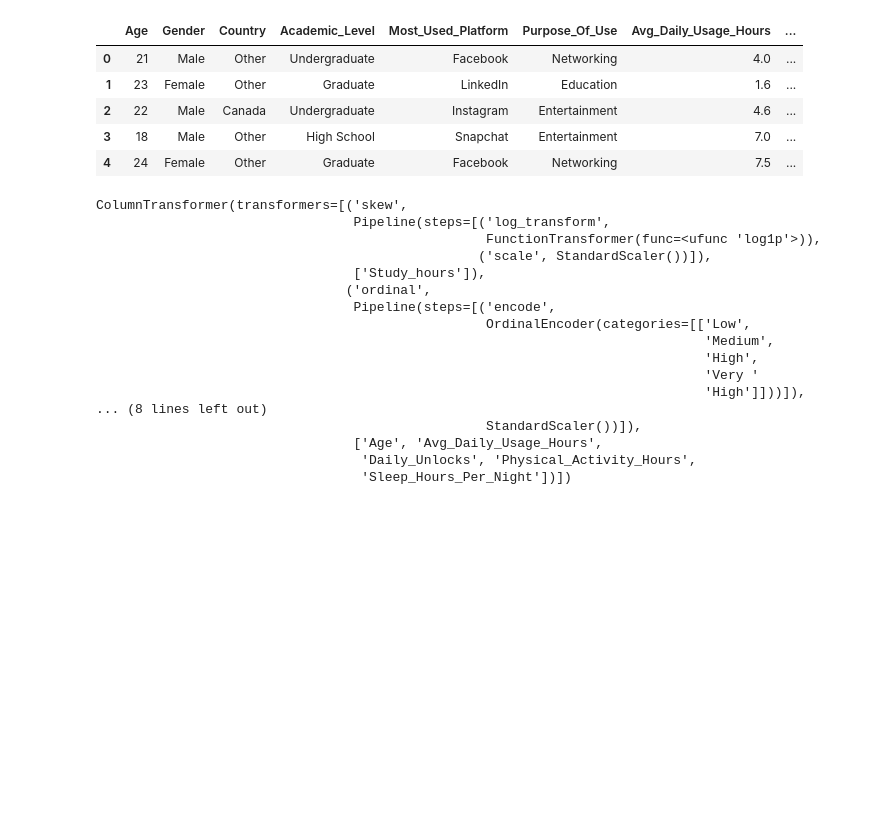
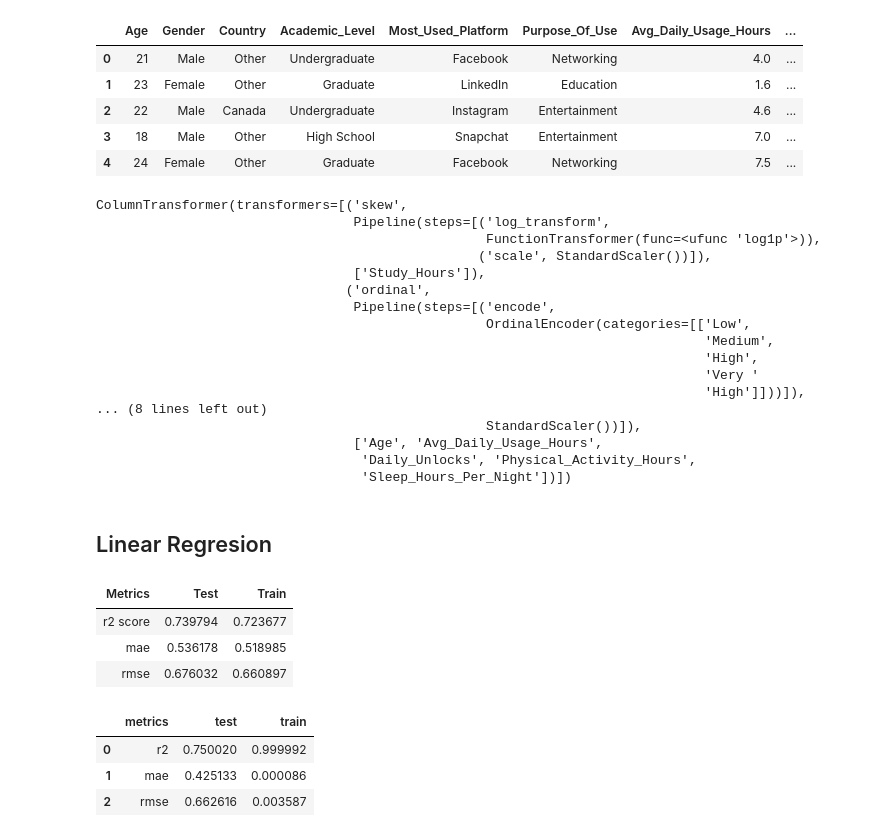
Before and after one commit to PratikNegi/Mental-Health-Prediction-System, a Jupyter notebook: model.ipynb, the cells around one changed output. Saved outputs shown, nothing was run; the diff lists cells and outputs as text; code cells hidden in the pictures; blank space fills up the shorter version.

Commit message:
model prepared

```diff
--- a/model.ipynb
+++ b/model.ipynb
@@ -309,5 +315,5 @@ df.head()
 # %%
-skew_col = ['Study_hours']
+skew_col = ['Study_Hours']
 
 ordinal_col= ['Stress_Level']
 onehot_col= ['group_country','Purpose_Of_Use', 'Most_Used_Platform','Gender','Academic_Level']
@@ -333,18 +339,19 @@ onehot_pipe= Pipeline(steps=[
 normal_pipe =Pipeline(steps=[('scaling', StandardScaler())])
 
 
-ColumnTransformer(transformers=[
+preprocessor=ColumnTransformer(transformers=[
     ('skew', skew_pipe, skew_col),
     ('ordinal', ordinal_pipe, ordinal_col),
     ('onehot', onehot_pipe, onehot_col),
     ('normal', normal_pipe, normal_col)
 ])
+preprocessor
 # %% [output]
 ColumnTransformer(transformers=[('skew',
                                  Pipeline(steps=[('log_transform',
                                                   FunctionTransformer(func=<ufunc 'log1p'>)),
                                                  ('scale', StandardScaler())]),
-                                 ['Study_hours']),
+                                 ['Study_Hours']),
                                 ('ordinal',
                                  Pipeline(steps=[('encode',
                                                   OrdinalEncoder(categories=[['Low',
@@ -365,0 +367,70 @@ x_train, x_test, y_train, y_test = train_test_split(x,y, test_size=0.30, random_
+# %% [markdown]
+## Linear Regresion
+# %%
+from sklearn.linear_model import LinearRegression
+from sklearn.tree import DecisionTreeRegressor
+from sklearn.metrics import r2_score, mean_absolute_error, root_mean_squared_error
+
+lr_model= Pipeline(steps=[
+    ('preprocess', preprocessor),
+    ('lr', LinearRegression())
+])
+
+
+lr_model.fit(x_train, y_train)
+y_pred=lr_model.predict(x_test)
+y_pred_train= lr_model.predict(x_train)
+
+lr_r2 = r2_score(y_test, y_pred)
+lr_mae = mean_absolute_error(y_test, y_pred)
+lr_rmse = root_mean_squared_error(y_test, y_pred)
+
+lr_r2_tr = r2_score(y_train, y_pred_train)
+lr_mae_tr = mean_absolute_error(y_train, y_pred_train)
+lr_rmse_tr = root_mean_squared_error(y_train, y_pred_train)
+
+
+# print ("evaluation metrics:")
+# print("test", "      ", "train")
+# print(lr_r2, "      ", lr_r2_tr)
+# print(lr_mae, "      ", lr_mae_tr)
+# print(lr_rmse, "      ", lr_rmse_tr)
+
+eval= pd.DataFrame([
+                    ['r2 score', lr_r2, lr_r2_tr],
+                    ['mae', lr_mae, lr_mae_tr],
+                    ['rmse', lr_rmse, lr_rmse_tr]
+                    ], columns=["Metrics", "Test", "Train"])
+eval.style.hide(axis="index")
+# %% [output]
+| Metrics | Test | Train |
+| r2 score | 0.739794 | 0.723677 |
+| mae | 0.536178 | 0.518985 |
+| rmse | 0.676032 | 0.660897 |
+# %%
+dt_model= Pipeline(steps=[
+    ('preprocess', preprocessor),
+    ('dt', DecisionTreeRegressor(random_state=42))
+])
+dt_model.fit(x_train,y_train)
+y_pred=dt_model.predict(x_test)
+y_pred_train=dt_model.predict(x_train)
+
+dt_r2 = r2_score(y_test, y_pred)
+dt_mae= mean_absolute_error(y_test, y_pred)
+dt_rmse = root_mean_squared_error(y_test,y_pred)
+dt_r2_tr = r2_score(y_train, y_pred_train)
+dt_mae_tr= mean_absolute_error(y_train, y_pred_train)
+dt_rmse_tr = root_mean_squared_error(y_train,y_pred_train)
+
+eval= pd.DataFrame([
+    ["r2", dt_r2, dt_r2_tr],
+    ["mae", dt_mae, dt_mae_tr],
+    ["rmse", dt_rmse, dt_rmse_tr]
+], columns = ["metrics", "test", "train"])
+eval
+# %% [output]
+|  | metrics | test | train |
+| 0 | r2 | 0.750020 | 0.999992 |
+| 1 | mae | 0.425133 | 0.000086 |
+| 2 | rmse | 0.662616 | 0.003587 |
```
Also changed, not shown: parts of 9 cells of this notebook, 1 other file.
